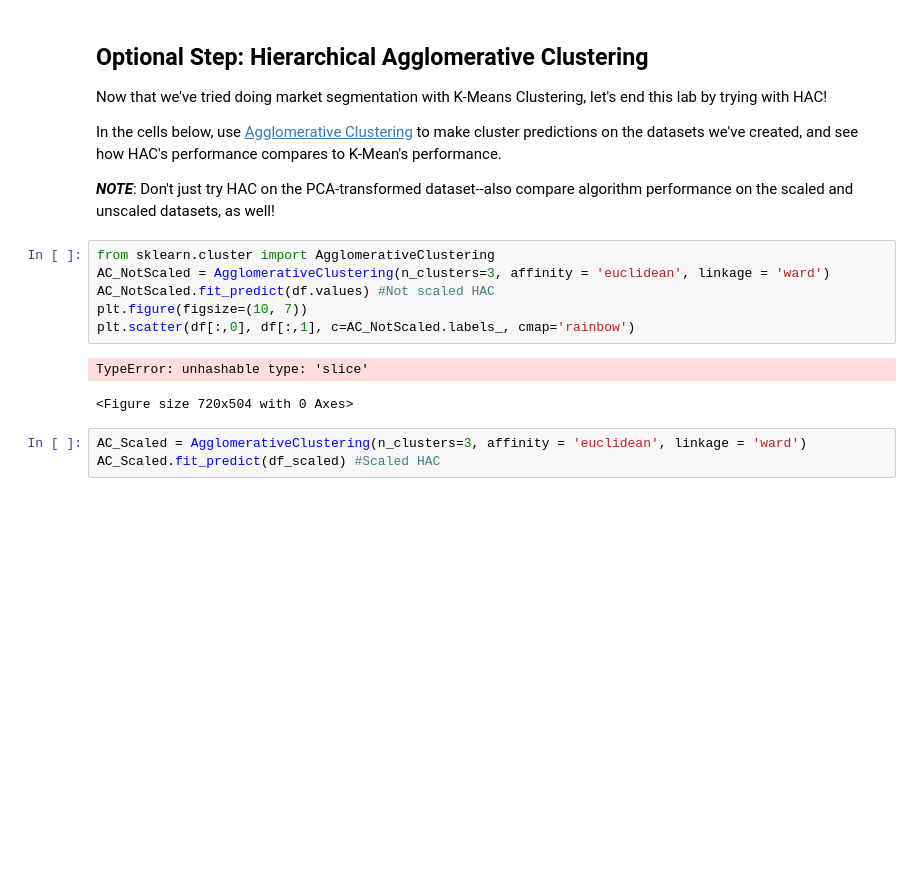
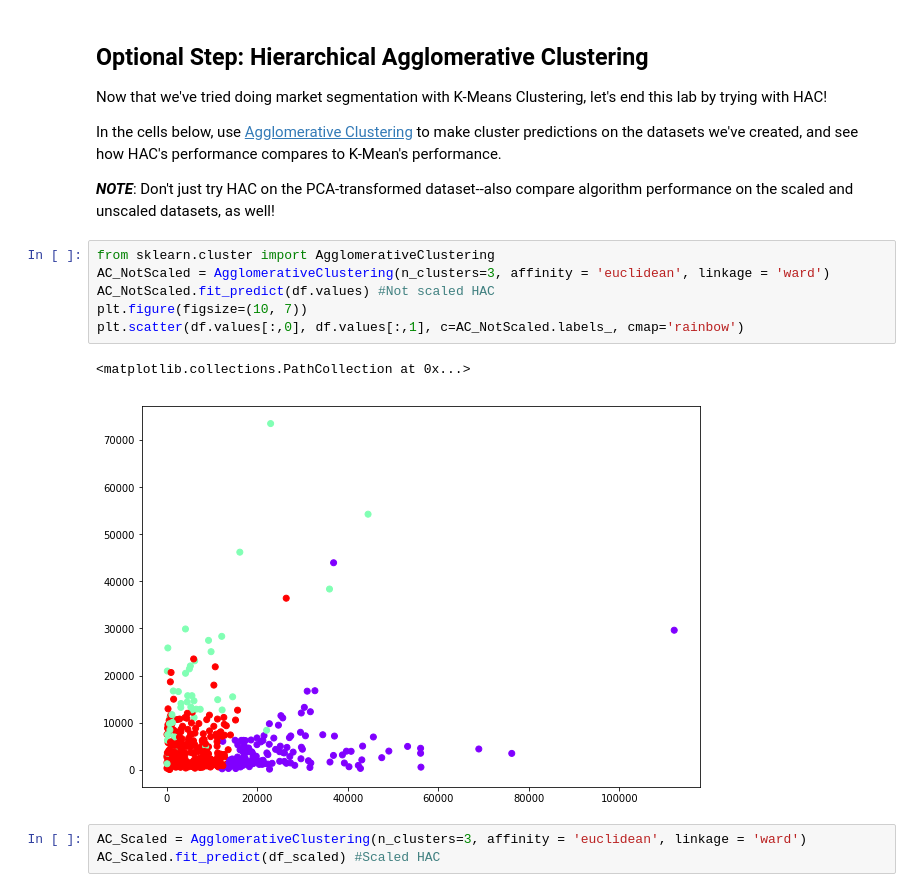
Before and after one commit to klemma14/dsc-market-segmentation-clustering-lab-nyc-ds-career-042219, a Jupyter notebook: index.ipynb, the cells around one changed output. Saved outputs shown, nothing was run; the diff lists cells and outputs as text; blank space fills up the shorter version.

```diff
--- a/index.ipynb
+++ b/index.ipynb
@@ -217,12 +217,12 @@ In the cells below, use [Agglomerative Clustering](https://scikit-learn.org/stab
 # %%
 from sklearn.cluster import AgglomerativeClustering
 AC_NotScaled = AgglomerativeClustering(n_clusters=3, affinity = 'euclidean', linkage = 'ward')
 AC_NotScaled.fit_predict(df.values) #Not scaled HAC
 plt.figure(figsize=(10, 7))
-plt.scatter(df[:,0], df[:,1], c=AC_NotScaled.labels_, cmap='rainbow')
+plt.scatter(df.values[:,0], df.values[:,1], c=AC_NotScaled.labels_, cmap='rainbow')
 # %% [output]
-TypeError: unhashable type: 'slice'
+<matplotlib.collections.PathCollection at 0x...>
-<Figure size 720x504 with 0 Axes>
+[figure, added]
 # %%
 AC_Scaled = AgglomerativeClustering(n_clusters=3, affinity = 'euclidean', linkage = 'ward')
 AC_Scaled.fit_predict(df_scaled) #Scaled HAC
```
